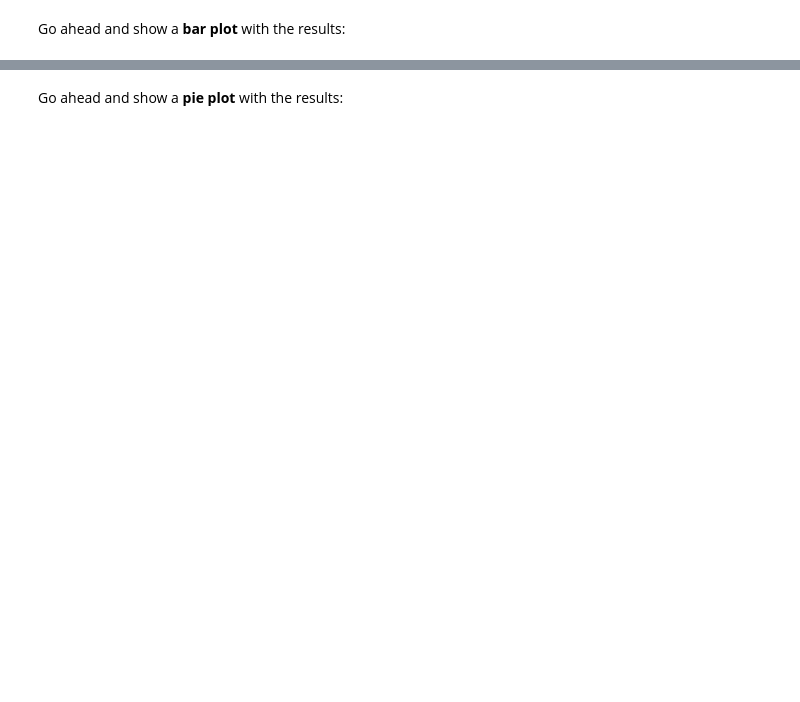
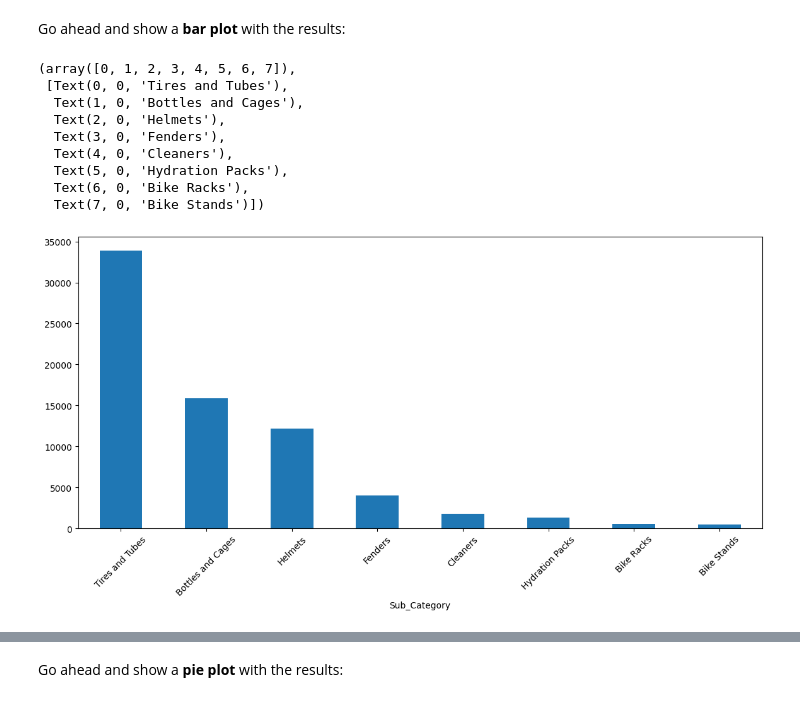
Before and after one commit to Santiago956/FreeCodeCamp-Pandas-Real-Life-Example, a Jupyter notebook: Exercises_1.ipynb, the cells around one changed output, grey strips where cells are left out. Drawn from its saved outputs; the diff is of its cells as text; code cells hidden in the pictures; blank space fills up the shorter version.

```diff
--- a/Exercises_1.ipynb
+++ b/Exercises_1.ipynb
@@ -569,6 +641,19 @@ accessories
 Go ahead and show a <b>bar plot</b> with the results:
 # %%
 # your code goes here
+accessories.plot(kind='bar', figsize=(14,6))
+plt.xticks(rotation=45)
+# %% [output]
+(array([0, 1, 2, 3, 4, 5, 6, 7]),
+ [Text(0, 0, 'Tires and Tubes'),
+  Text(1, 0, 'Bottles and Cages'),
+  Text(2, 0, 'Helmets'),
+  Text(3, 0, 'Fenders'),
+  Text(4, 0, 'Cleaners'),
+  Text(5, 0, 'Hydration Packs'),
+  Text(6, 0, 'Bike Racks'),
+  Text(7, 0, 'Bike Stands')])
+[figure, added]
 # %%
 accessories.plot(kind='bar', figsize=(14,6))
 # %% [markdown]
```
Also changed, not shown: parts of 20 cells of this notebook.
